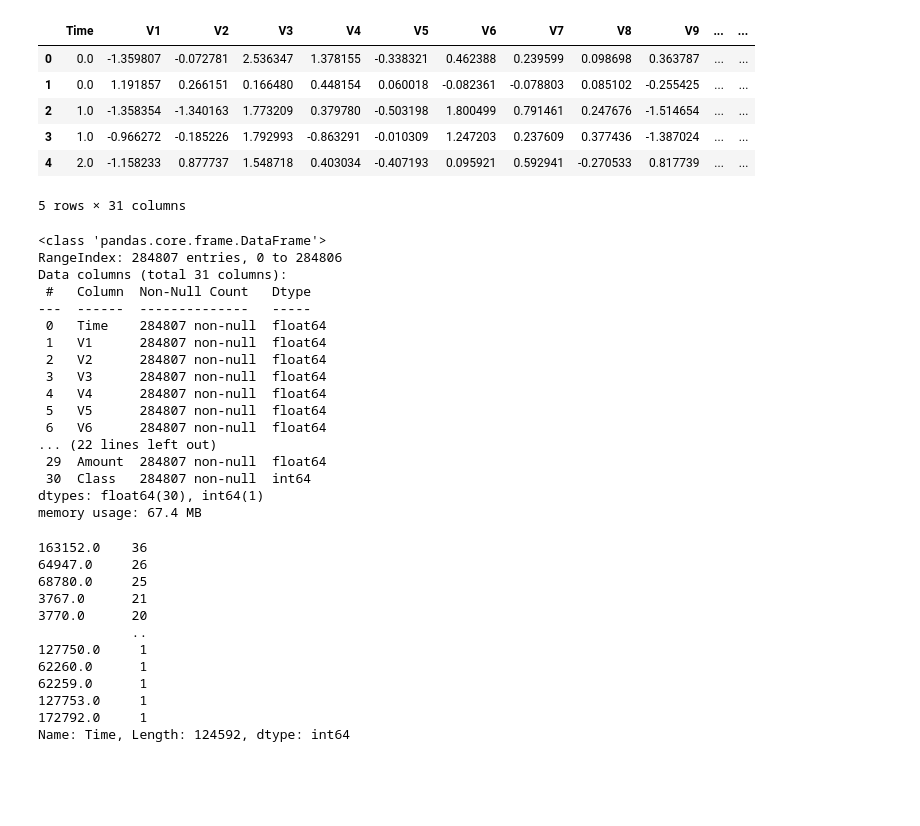
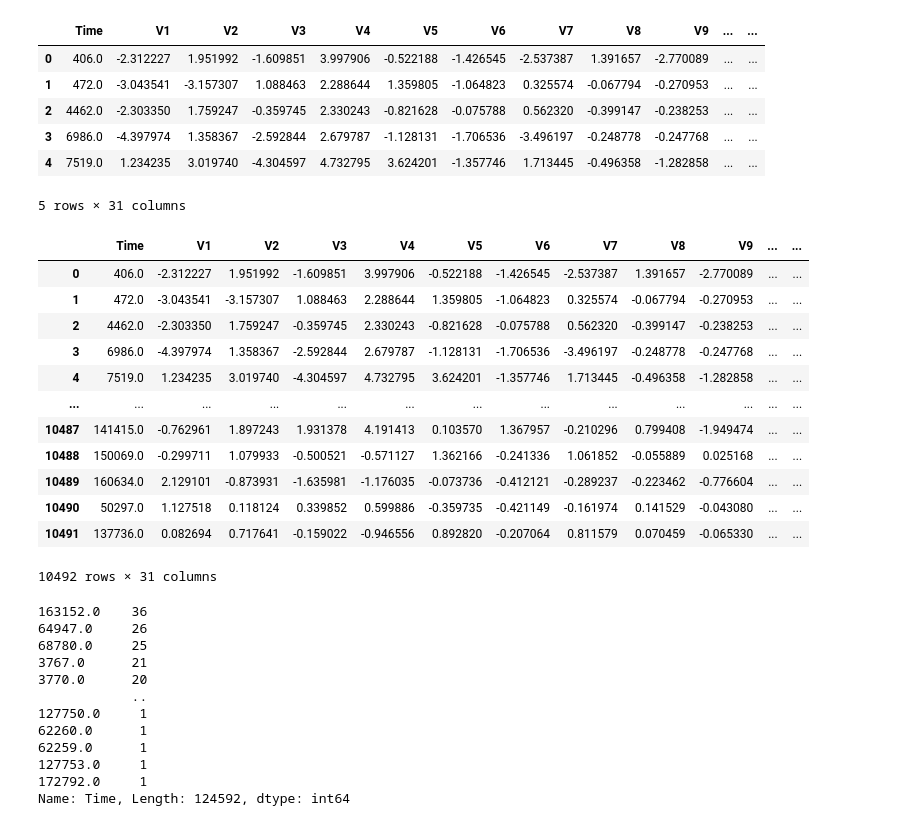
Before and after one commit to nantao-code/fraud-detection-system, a Jupyter notebook: data/data_process.ipynb, the cells around one changed output. Drawn from its saved outputs; the diff is of its cells as text; code cells hidden in the pictures; blank space fills up the shorter version.

```diff
--- a/data/data_process.ipynb
+++ b/data/data_process.ipynb
@@ -1,33 +1,31 @@
 # %%
 import pandas as pd
+import numpy as np
 
-data = pd.read_csv('./creditcard.csv')
+data = pd.read_csv('./test_creditcard.csv')
 data.head()
 # %% [output]
 |  | Time | V1 | V2 | V3 | V4 | V5 | V6 | V7 | V8 | V9 | ... | ... |
-| 0 | 0.0 | -1.359807 | -0.072781 | 2.536347 | 1.378155 | -0.338321 | 0.462388 | 0.239599 | 0.098698 | 0.363787 | ... | ... |
-| 1 | 0.0 | 1.191857 | 0.266151 | 0.166480 | 0.448154 | 0.060018 | -0.082361 | -0.078803 | 0.085102 | -0.255425 | ... | ... |
-| 2 | 1.0 | -1.358354 | -1.340163 | 1.773209 | 0.379780 | -0.503198 | 1.800499 | 0.791461 | 0.247676 | -1.514654 | ... | ... |
-| 3 | 1.0 | -0.966272 | -0.185226 | 1.792993 | -0.863291 | -0.010309 | 1.247203 | 0.237609 | 0.377436 | -1.387024 | ... | ... |
-| 4 | 2.0 | -1.158233 | 0.877737 | 1.548718 | 0.403034 | -0.407193 | 0.095921 | 0.592941 | -0.270533 | 0.817739 | ... | ... |
+| 0 | 406.0 | -2.312227 | 1.951992 | -1.609851 | 3.997906 | -0.522188 | -1.426545 | -2.537387 | 1.391657 | -2.770089 | ... | ... |
+| 1 | 472.0 | -3.043541 | -3.157307 | 1.088463 | 2.288644 | 1.359805 | -1.064823 | 0.325574 | -0.067794 | -0.270953 | ... | ... |
+| 2 | 4462.0 | -2.303350 | 1.759247 | -0.359745 | 2.330243 | -0.821628 | -0.075788 | 0.562320 | -0.399147 | -0.238253 | ... | ... |
+| 3 | 6986.0 | -4.397974 | 1.358367 | -2.592844 | 2.679787 | -1.128131 | -1.706536 | -3.496197 | -0.248778 | -0.247768 | ... | ... |
+| 4 | 7519.0 | 1.234235 | 3.019740 | -4.304597 | 4.732795 | 3.624201 | -1.357746 | 1.713445 | -0.496358 | -1.282858 | ... | ... |
 5 rows × 31 columns
 # %%
-data.info()
+data['label'] = np.random.randint(0, 300, size=len(data))
+data
 # %% [output]
+|  | Time | V1 | V2 | V3 | V4 | V5 | V6 | V7 | V8 | V9 | ... | ... |
+| 0 | 406.0 | -2.312227 | 1.951992 | -1.609851 | 3.997906 | -0.522188 | -1.426545 | -2.537387 | 1.391657 | -2.770089 | ... | ... |
+| 1 | 472.0 | -3.043541 | -3.157307 | 1.088463 | 2.288644 | 1.359805 | -1.064823 | 0.325574 | -0.067794 | -0.270953 | ... | ... |
+| 2 | 4462.0 | -2.303350 | 1.759247 | -0.359745 | 2.330243 | -0.821628 | -0.075788 | 0.562320 | -0.399147 | -0.238253 | ... | ... |
+| 3 | 6986.0 | -4.397974 | 1.358367 | -2.592844 | 2.679787 | -1.128131 | -1.706536 | -3.496197 | -0.248778 | -0.247768 | ... | ... |
+| 4 | 7519.0 | 1.234235 | 3.019740 | -4.304597 | 4.732795 | 3.624201 | -1.357746 | 1.713445 | -0.496358 | -1.282858 | ... | ... |
+| ... | ... | ... | ... | ... | ... | ... | ... | ... | ... | ... | ... | ... |
+| 10487 | 141415.0 | -0.762961 | 1.897243 | 1.931378 | 4.191413 | 0.103570 | 1.367957 | -0.210296 | 0.799408 | -1.949474 | ... | ... |
+| 10488 | 150069.0 | -0.299711 | 1.079933 | -0.500521 | -0.571127 | 1.362166 | -0.241336 | 1.061852 | -0.055889 | 0.025168 | ... | ... |
+| 10489 | 160634.0 | 2.129101 | -0.873931 | -1.635981 | -1.176035 | -0.073736 | -0.412121 | -0.289237 | -0.223462 | -0.776604 | ... | ... |
+| 10490 | 50297.0 | 1.127518 | 0.118124 | 0.339852 | 0.599886 | -0.359735 | -0.421149 | -0.161974 | 0.141529 | -0.043080 | ... | ... |
+| 10491 | 137736.0 | 0.082694 | 0.717641 | -0.159022 | -0.946556 | 0.892820 | -0.207064 | 0.811579 | 0.070459 | -0.065330 | ... | ... |
-<class 'pandas.core.frame.DataFrame'>
-RangeIndex: 284807 entries, 0 to 284806
-Data columns (total 31 columns):
- #   Column  Non-Null Count   Dtype
----  ------  --------------   -----
- 0   Time    284807 non-null  float64
- 1   V1      284807 non-null  float64
- 2   V2      284807 non-null  float64
- 3   V3      284807 non-null  float64
- 4   V4      284807 non-null  float64
- 5   V5      284807 non-null  float64
- 6   V6      284807 non-null  float64
-... (22 lines left out)
- 29  Amount  284807 non-null  float64
- 30  Class   284807 non-null  int64
-dtypes: float64(30), int64(1)
-memory usage: 67.4 MB
+10492 rows × 31 columns
```
Also changed, not shown: parts of 1 cell of this notebook, 30 other files.
